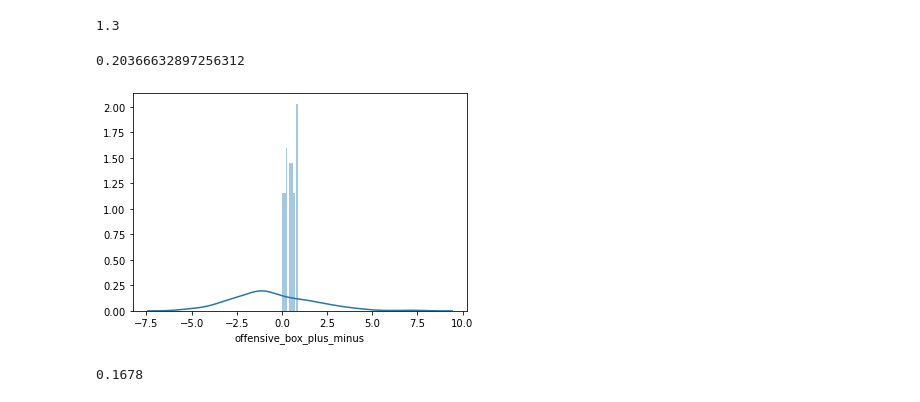
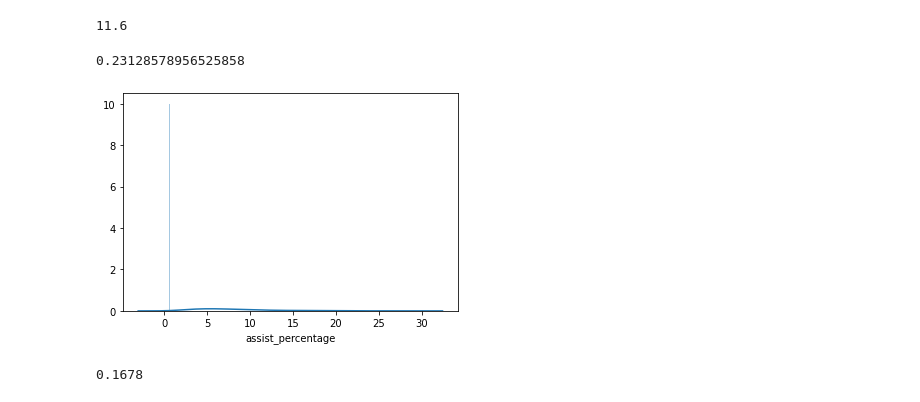
Before and after one commit to ZachLiu519/nba-model, a Jupyter notebook: week_2_data_exploration/filtered_stats_correlations.ipynb, the cells around one changed output. Drawn from its saved outputs; the diff is of its cells as text; code cells hidden in the pictures.

```diff
--- a/week_2_data_exploration/filtered_stats_correlations.ipynb
+++ b/week_2_data_exploration/filtered_stats_correlations.ipynb
@@ -65,6 +76,9 @@ first_round_counts = salaries_stats_first_round[['names', 'key']].groupby('key')
 second_round_counts = salaries_stats_second_round[['names', 'key']].groupby('key').count()
 not_traded_mid_season_first_round = list(first_round_counts.loc[first_round_counts['names'] == 1].index)
 not_traded_mid_season_second_round = list(second_round_counts.loc[second_round_counts['names'] == 1].index)
+# %%
+salaries_stats_first_round = salaries_stats_first_round.reset_index().set_index('key').loc[not_traded_mid_season_first_round].reset_index().set_index('index')
+salaries_stats_second_round = salaries_stats_second_round.reset_index().set_index('key').loc[not_traded_mid_season_second_round].reset_index().set_index('index')
 # %%
 salary_caps_file = pd.ExcelFile('salary_caps.xlsx')
 salary_caps = pd.read_excel(salary_caps_file, 0)
@@ -72,9 +86,9 @@ salary_caps = salary_caps.drop(columns=salary_caps.columns[0])
 salary_caps_99_20 = salary_caps.set_index('season').loc[np.unique(salaries_stats_first_round['season'])]
 # %%
 salaries_stats_first_round = salaries_stats_first_round.join(salary_caps_99_20, on='season', how='left')
-salaries_stats_first_round = salaries_stats_first_round[salaries_stats_first_round['name'].notna()]
+salaries_stats_first_round = salaries_stats_first_round[salaries_stats_first_round['names'].notna()]
 salaries_stats_second_round = salaries_stats_second_round.join(salary_caps_99_20, on='season', how='left')
-salaries_stats_second_round = salaries_stats_second_round[salaries_stats_second_round['name'].notna()]
+salaries_stats_second_round = salaries_stats_second_round[salaries_stats_second_round['names'].notna()]
 # %%
 salaries_stats_first_round['cap_space_usage'] = salaries_stats_first_round['salary'] / salaries_stats_first_round['salary_cap']
 salaries_stats_second_round['cap_space_usage'] = salaries_stats_second_round['salary'] / salaries_stats_second_round['salary_cap']
@@ -90,12 +104,12 @@ salaries_stats_second_round['ast/tov_percentage'] = salaries_stats_second_round[
 salaries_stats_first_round['true_shooting*usage'] = salaries_stats_first_round['true_shooting*usage'].replace([0], np.nan)
 salaries_stats_second_round['true_shooting*usage'] = salaries_stats_second_round['true_shooting*usage'].replace([0], np.nan)
 # %%
-salaries_stats_first_round = salaries_stats_first_round.drop(columns=['names', 'player_id', 'season', 'season_end',
-                                        'season_start', 'years', 'name', 'team',
-                                        'slug', 'is_combined_totals', 'Year', 'salary', 'salary_cap'])
-salaries_stats_second_round = salaries_stats_second_round.drop(columns=['names', 'player_id', 'season', 'season_end',
-                                        'season_start', 'years', 'name', 'team',
-                                        'slug', 'is_combined_totals', 'Year', 'salary', 'salary_cap'])
+salaries_stats_first_round = salaries_stats_first_round.drop(columns=['player_id', 'season', 'season_end',
+                                        'years', 'name', 'team',
+                                        'slug', 'is_combined_totals', 'Year'])
+salaries_stats_second_round = salaries_stats_second_round.drop(columns=['player_id', 'season', 'season_end',
+                                        'years', 'name', 'team',
+                                        'slug', 'is_combined_totals', 'Year'])
 salaries_stats_first_round = salaries_stats_first_round.loc[salaries_stats_first_round['minutes_played'] >= 700]
 salaries_stats_second_round = salaries_stats_second_round.loc[salaries_stats_second_round['minutes_played'] >= 700]
 # %%
@@ -127,7 +142,7 @@ pf_second_round = salaries_stats_second_round.loc[salaries_stats_second_round['p
 c_second_round = salaries_stats_second_round.loc[salaries_stats_second_round['positions'] == "CENTER"].dropna()
 # %%
 def find_percentile_for_feature(data, feature, percentile, position):
-    return np.percentile(data.loc[(data['positions'] == position) & (data['minutes_played'] >= 700)][feature], percentile)
+    return np.percentile(data.loc[(data['positions'] == position)][feature], percentile)
 # %%
 types = ['total_rebound_percentage',
         'assist_percentage',
@@ -190,18 +319,17 @@ archtype_rewards_punishments(salaries_stats_first_round,
 # %%
 # Example 1
-sns.distplot(salaries_stats_first_round.loc[(salaries_stats_first_round['positions'] == "CENTER") & (salaries_stats_first_round['minutes_played'] >= 700)]['offensive_box_plus_minus'], bins=np.arange(0, 1, 0.1))
+sns.distplot(salaries_stats_first_round.loc[(salaries_stats_first_round['positions'] == "CENTER") & (salaries_stats_first_round['minutes_played'] >= 700)]['assist_percentage'], bins=np.arange(0, 1, 0.1))
 p = find_percentile_for_feature(salaries_stats_first_round,
-                                 'offensive_box_plus_minus', 80, 'CENTER')
+                                 'assist_percentage', 80, 'CENTER')
 print(p)
 c = salaries_stats_first_round.loc[(salaries_stats_first_round['positions'] == "CENTER") &
                                (salaries_stats_first_round['minutes_played'] >= 700) &
-                               (salaries_stats_first_round['offensive_box_plus_minus'] >= p) &
-                                (salaries_stats_first_round['cap_space_usage'] <= 0.3)]
+                               (salaries_stats_first_round['assist_percentage'] >= p)]
 c['cap_space_usage'].mean()
 # %% [output]
-1.3
+11.6
-0.20366632897256312
+0.23128578956525858
-[figure, old version]
+[figure, new version]
 # %%
 # Example 2
 sns.distplot(salaries_stats_first_round.loc[(salaries_stats_first_round['positions'] == "SHOOTING GUARD") &
```
Also changed, not shown: parts of 16 cells of this notebook.
